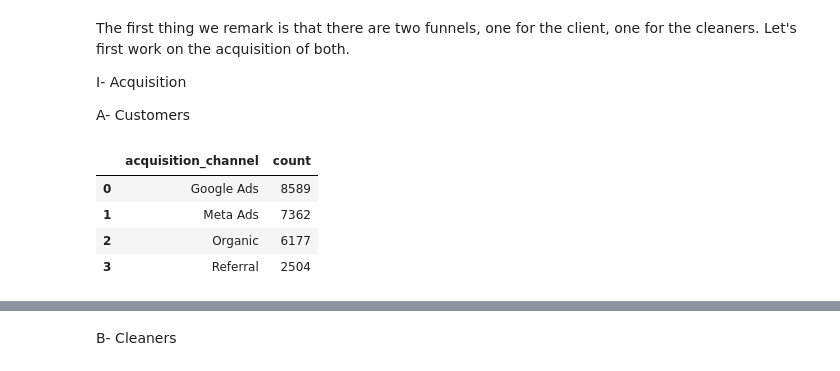
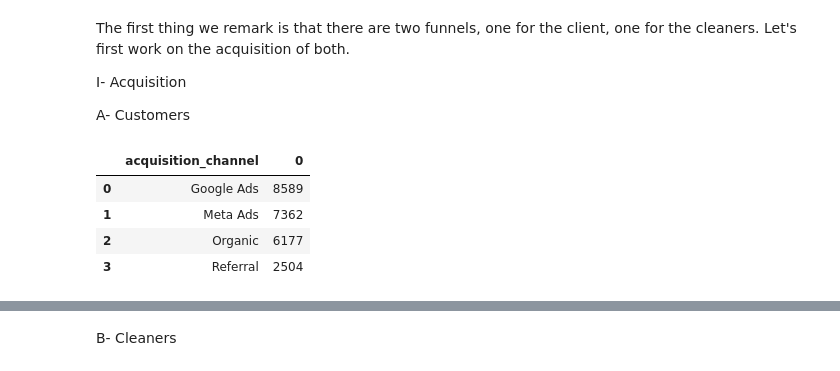
Before and after one commit to Berenice029/Growth_modelling_project, a Jupyter notebook: question1.ipynb, the cells around one changed output, grey strips where cells are left out. Cells and saved outputs as stored; diff of their text form; code cells hidden in the pictures.

```diff
--- a/question1.ipynb
+++ b/question1.ipynb
@@ -85,9 +85,9 @@ I- Acquisition
 A- Customers
 # %%
 #calculate the number of customers by acquisition channel
-customers.groupby('acquisition_channel').size().reset_index(name='count').sort_values(by='count', ascending=False)
+customers.groupby('acquisition_channel').size().reset_index()
 # %% [output]
-|  | acquisition_channel | count |
+|  | acquisition_channel | 0 |
 | 0 | Google Ads | 8589 |
 | 1 | Meta Ads | 7362 |
 | 2 | Organic | 6177 |
```
Also changed, not shown: parts of 12 cells of this notebook.
